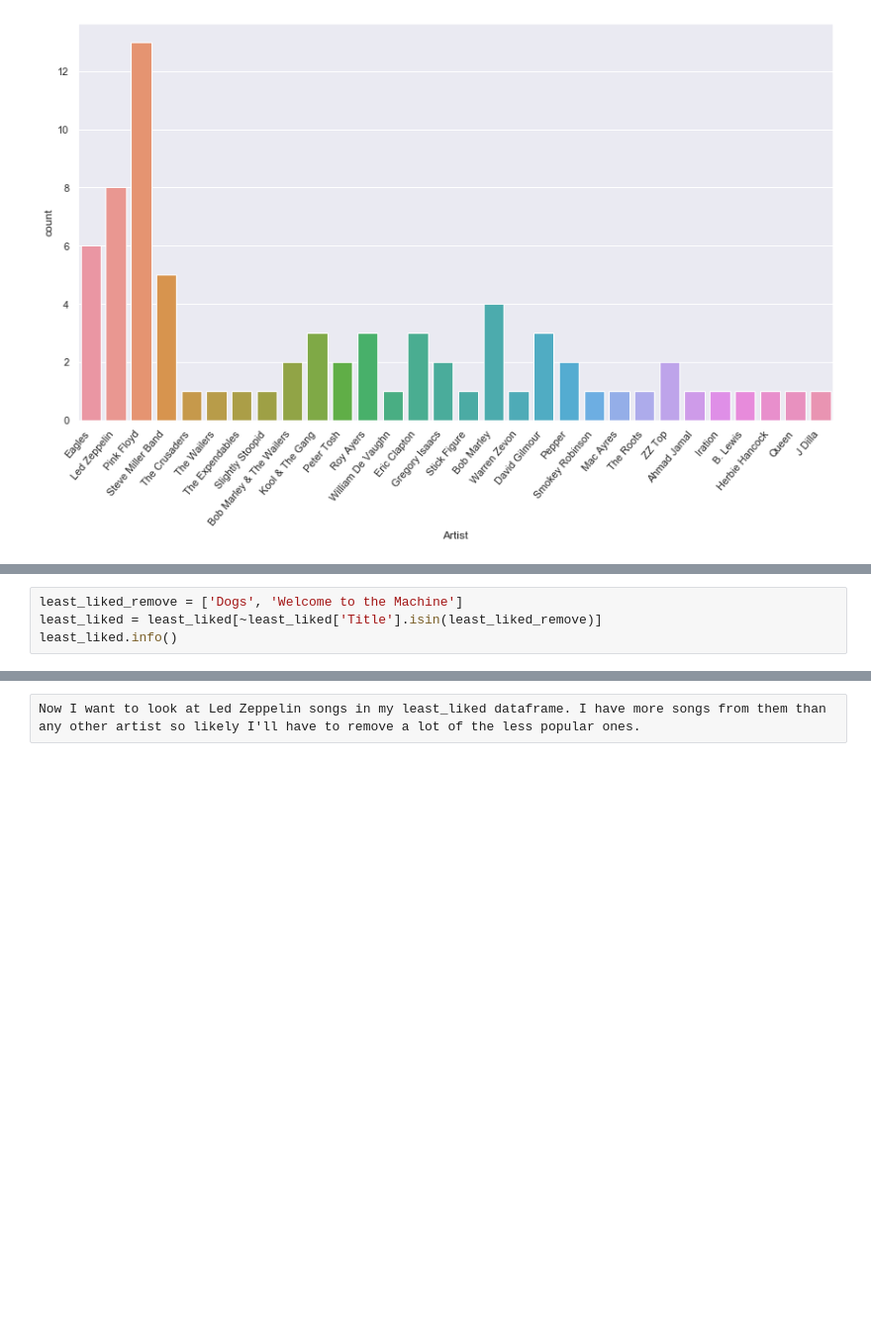
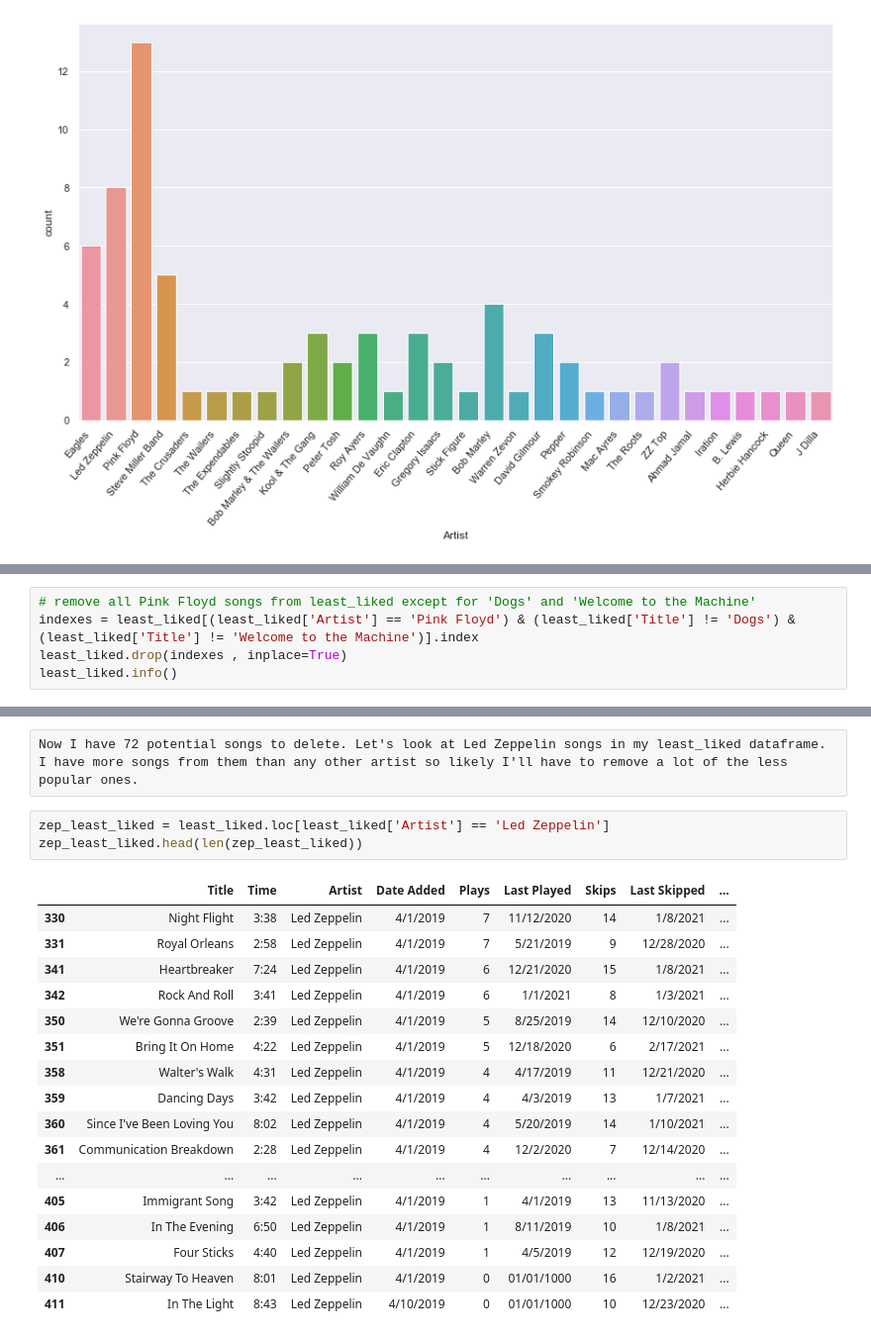
Before and after one commit to tstennette/iTunes_Song_EDA, a Jupyter notebook: iTunes_Tracks_EDA.ipynb, the cells around one changed output, grey strips where cells are left out. Shown: that part at 99% size. Cells and saved outputs as stored; diff of their text form; blank space fills up the shorter version.

```diff
--- a/iTunes_Tracks_EDA.ipynb
+++ b/iTunes_Tracks_EDA.ipynb
@@ -172,4 +172,0 @@ Looks like just 2 songs (Dogs and Welcome to the Machine) are not apart of The W
-# %%
-least_liked_remove = ['Dogs', 'Welcome to the Machine']
-least_liked = least_liked[~least_liked['Title'].isin(least_liked_remove)]
-least_liked.info()
@@ -190,0 +173,5 @@ memory usage: 6.2+ KB
+# %%
+# remove all Pink Floyd songs from least_liked except for 'Dogs' and 'Welcome to the Machine'
+indexes = least_liked[(least_liked['Artist'] == 'Pink Floyd') & (least_liked['Title'] != 'Dogs') & (least_liked['Title'] != 'Welcome to the Machine')].index
+least_liked.drop(indexes , inplace=True)
+least_liked.info()
@@ -191,2 +193,23 @@ memory usage: 6.2+ KB
 # %% [raw]
-Now I want to look at Led Zeppelin songs in my least_liked dataframe. I have more songs from them than any other artist so likely I'll have to remove a lot of the less popular ones.
+Now I have 72 potential songs to delete. Let's look at Led Zeppelin songs in my least_liked dataframe. I have more songs from them than any other artist so likely I'll have to remove a lot of the less popular ones.
+# %%
+zep_least_liked = least_liked.loc[least_liked['Artist'] == 'Led Zeppelin']
+zep_least_liked.head(len(zep_least_liked))
+# %% [output]
+|  | Title | Time | Artist | Date Added | Plays | Last Played | Skips | Last Skipped | ... |
+| 330 | Night Flight | 3:38 | Led Zeppelin | 4/1/2019 | 7 | 11/12/2020 | 14 | 1/8/2021 | ... |
+| 331 | Royal Orleans | 2:58 | Led Zeppelin | 4/1/2019 | 7 | 5/21/2019 | 9 | 12/28/2020 | ... |
+| 341 | Heartbreaker | 7:24 | Led Zeppelin | 4/1/2019 | 6 | 12/21/2020 | 15 | 1/8/2021 | ... |
+| 342 | Rock And Roll | 3:41 | Led Zeppelin | 4/1/2019 | 6 | 1/1/2021 | 8 | 1/3/2021 | ... |
+| 350 | We're Gonna Groove | 2:39 | Led Zeppelin | 4/1/2019 | 5 | 8/25/2019 | 14 | 12/10/2020 | ... |
+| 351 | Bring It On Home | 4:22 | Led Zeppelin | 4/1/2019 | 5 | 12/18/2020 | 6 | 2/17/2021 | ... |
+| 358 | Walter's Walk | 4:31 | Led Zeppelin | 4/1/2019 | 4 | 4/17/2019 | 11 | 12/21/2020 | ... |
+| 359 | Dancing Days | 3:42 | Led Zeppelin | 4/1/2019 | 4 | 4/3/2019 | 13 | 1/7/2021 | ... |
+| 360 | Since I've Been Loving You | 8:02 | Led Zeppelin | 4/1/2019 | 4 | 5/20/2019 | 14 | 1/10/2021 | ... |
+| 361 | Communication Breakdown | 2:28 | Led Zeppelin | 4/1/2019 | 4 | 12/2/2020 | 7 | 12/14/2020 | ... |
+| ... | ... | ... | ... | ... | ... | ... | ... | ... | ... |
+| 405 | Immigrant Song | 3:42 | Led Zeppelin | 4/1/2019 | 1 | 4/1/2019 | 13 | 11/13/2020 | ... |
+| 406 | In The Evening | 6:50 | Led Zeppelin | 4/1/2019 | 1 | 8/11/2019 | 10 | 1/8/2021 | ... |
+| 407 | Four Sticks | 4:40 | Led Zeppelin | 4/1/2019 | 1 | 4/5/2019 | 12 | 12/19/2020 | ... |
+| 410 | Stairway To Heaven | 8:01 | Led Zeppelin | 4/1/2019 | 0 | 01/01/1000 | 16 | 1/2/2021 | ... |
+| 411 | In The Light | 8:43 | Led Zeppelin | 4/10/2019 | 0 | 01/01/1000 | 10 | 12/23/2020 | ... |
```
Also changed, not shown: parts of 9 cells of this notebook.
